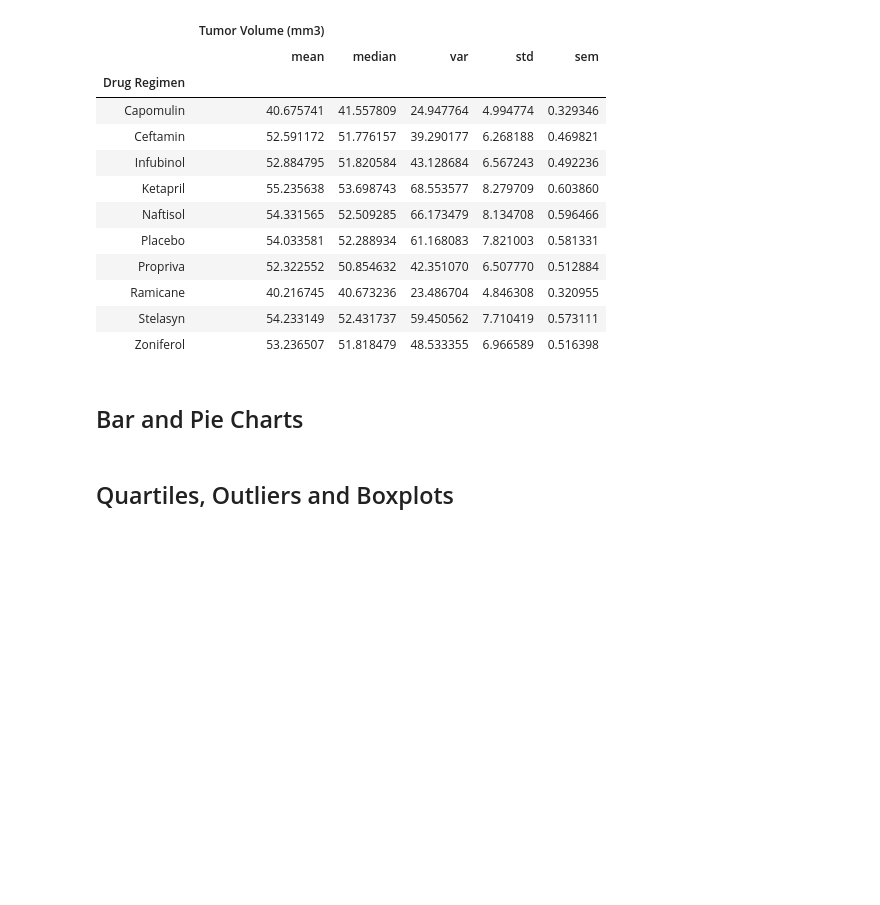
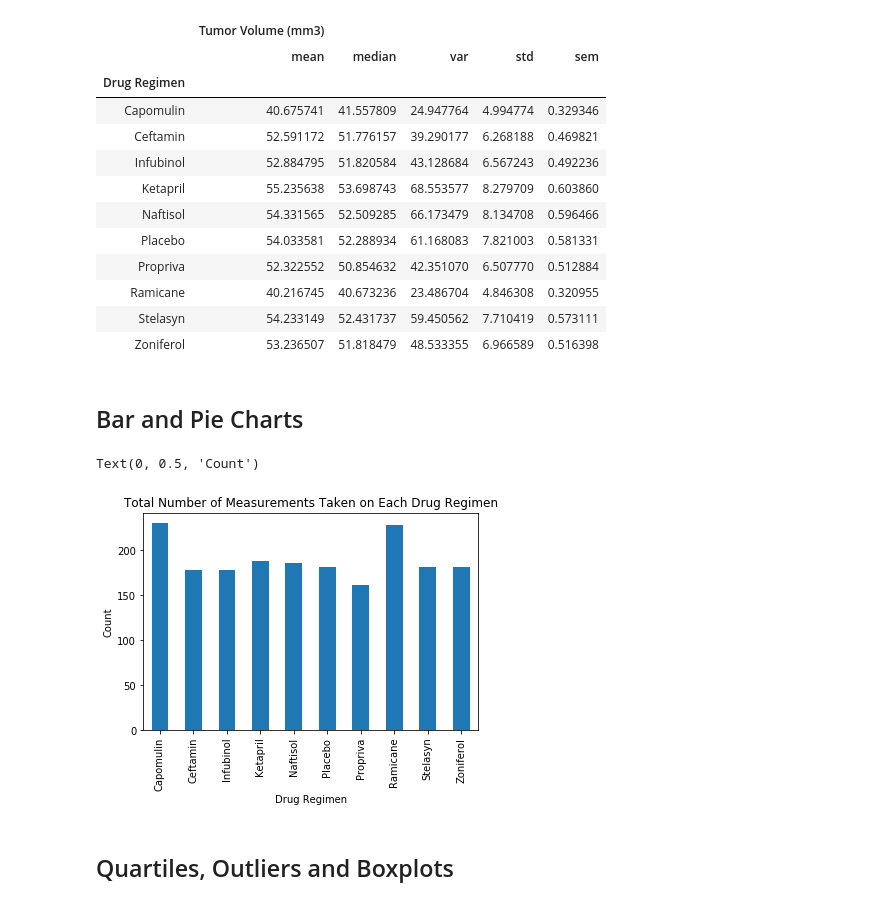
Before and after one commit to tnguyen0306/Matplotlib-The-Power-of-Plots, a Jupyter notebook: pymaceuticals_starter.ipynb, the cells around one changed output. Cells and saved outputs as stored; diff of their text form; code cells hidden in the pictures; blank space fills up the shorter version.

```diff
--- a/pymaceuticals_starter.ipynb
+++ b/pymaceuticals_starter.ipynb
@@ -151,6 +151,13 @@ summary_single_line
 ## Bar and Pie Charts
 # %%
 # Generate a bar plot showing the total number of measurements taken on each drug regimen using pandas.
+count_regimen = combined_data.groupby('Drug Regimen')
+count_regimen_df = pd.DataFrame(count_regimen['Drug Regimen'].count())
+pandas_bar_graph = count_regimen_df.plot(kind='bar', title='Total Number of Measurements Taken on Each Drug Regimen',legend=False)
+pandas_bar_graph.set_ylabel("Count")
+# %% [output]
+Text(0, 0.5, 'Count')
+[figure, added]
 # %%
 # Generate a bar plot showing the total number of measurements taken on each drug regimen using pyplot.
 # %%
```
